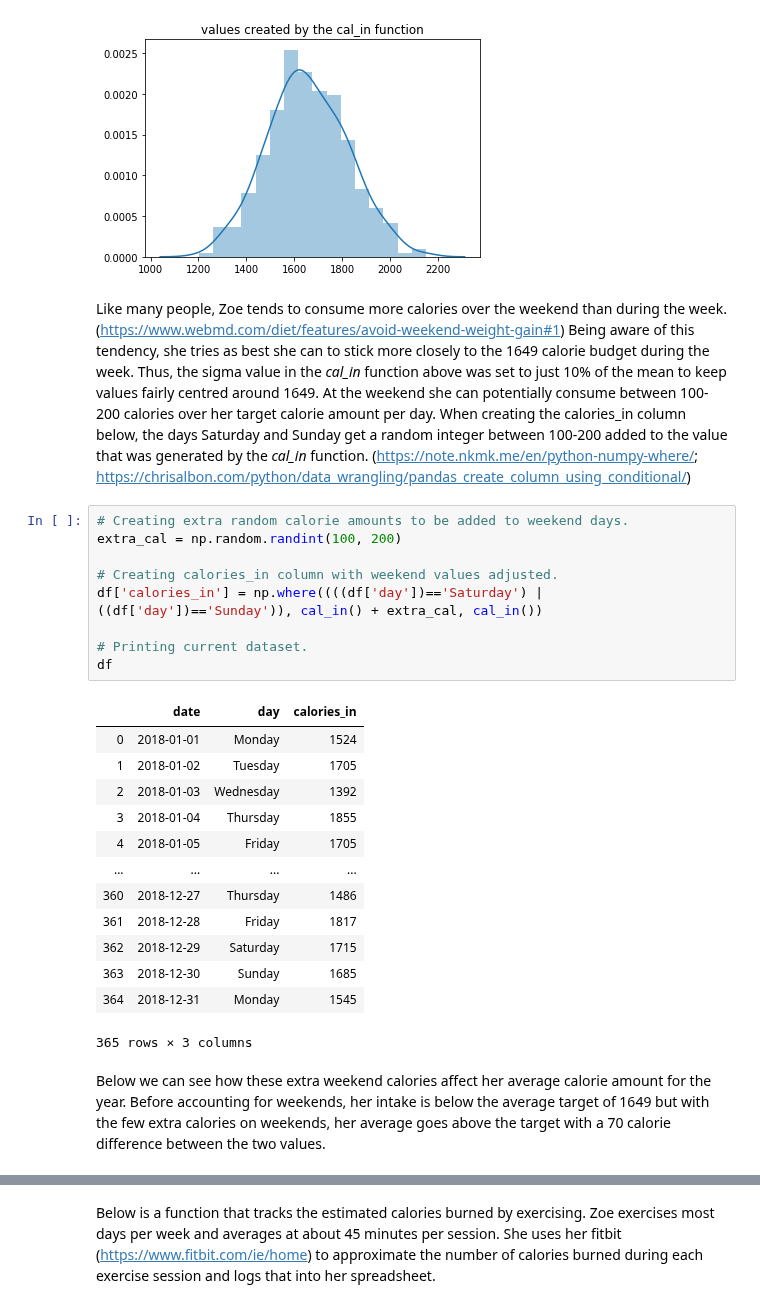
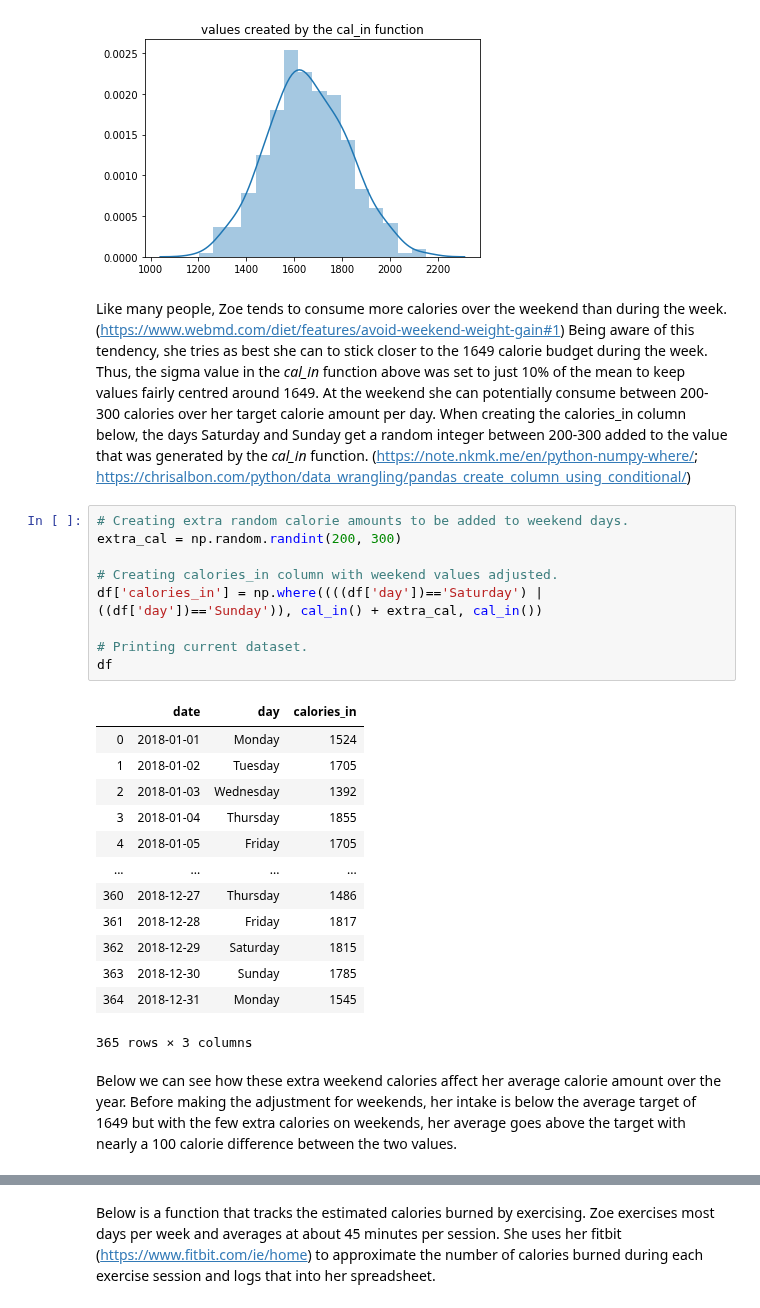
Before and after one commit to jennifer-ryan/data-set-simulation, a Jupyter notebook: Dataset Simulation.ipynb, the cells around one changed output, grey strips where cells are left out. Cells and saved outputs as stored; diff of their text form.

```diff
--- a/Dataset Simulation.ipynb
+++ b/Dataset Simulation.ipynb
@@ -313,30 +310,30 @@ plt.show()
 # %% [output]
 [figure]
 # %% [markdown]
-Like many people,  Zoe tends to consume more calories over the weekend than during the week. (https://www.webmd.com/diet/features/avoid-weekend-weight-gain#1) Being aware of this tendency, she tries as best she can to stick more closely to the 1649 calorie budget during the week. Thus, the sigma value in the *cal_in* function above was set to just 10% of the mean to keep values fairly centred around 1649. At the weekend she can potentially consume between 100-200 calories over her target calorie amount per day. When creating the calories_in column below, the days Saturday and Sunday get a random integer between 100-200 added to the value that was generated by the *cal_in* function. (https://note.nkmk.me/en/python-numpy-where/;  https://chrisalbon.com/python/data_wrangling/pandas_create_column_using_conditional/)
+Like many people,  Zoe tends to consume more calories over the weekend than during the week. (https://www.webmd.com/diet/features/avoid-weekend-weight-gain#1) Being aware of this tendency, she tries as best she can to stick closer to the 1649 calorie budget during the week. Thus, the sigma value in the *cal_in* function above was set to just 10% of the mean to keep values fairly centred around 1649. At the weekend she can potentially consume between 200-300 calories over her target calorie amount per day. When creating the calories_in column below, the days Saturday and Sunday get a random integer between 200-300 added to the value that was generated by the *cal_in* function. (https://note.nkmk.me/en/python-numpy-where/;  https://chrisalbon.com/python/data_wrangling/pandas_create_column_using_conditional/)
 # %%
 # Creating extra random calorie amounts to be added to weekend days.
-extra_cal = np.random.randint(100, 200)
+extra_cal = np.random.randint(200, 300)
 
 # Creating calories_in column with weekend values adjusted.
 df['calories_in'] = np.where((((df['day'])=='Saturday') | ((df['day'])=='Sunday')), cal_in() + extra_cal, cal_in())
 
 # Printing current dataset.
 df
 # %% [output]
 |  | date | day | calories_in |
 | 0 | 2018-01-01 | Monday | 1524 |
 | 1 | 2018-01-02 | Tuesday | 1705 |
 | 2 | 2018-01-03 | Wednesday | 1392 |
 | 3 | 2018-01-04 | Thursday | 1855 |
 | 4 | 2018-01-05 | Friday | 1705 |
 | ... | ... | ... | ... |
 | 360 | 2018-12-27 | Thursday | 1486 |
 | 361 | 2018-12-28 | Friday | 1817 |
-| 362 | 2018-12-29 | Saturday | 1715 |
-| 363 | 2018-12-30 | Sunday | 1685 |
+| 362 | 2018-12-29 | Saturday | 1815 |
+| 363 | 2018-12-30 | Sunday | 1785 |
 | 364 | 2018-12-31 | Monday | 1545 |
 365 rows × 3 columns
 # %% [markdown]
-Below we can see how these extra weekend calories affect her average calorie amount for the year. Before accounting for weekends, her intake is below the average target of 1649 but with the few extra calories on weekends, her average goes above the target with a 70 calorie difference between the two values.
+Below we can see how these extra weekend calories affect her average calorie amount over the year. Before making the adjustment for weekends, her intake is below the average target of 1649 but with the few extra calories on weekends, her average goes above the target with nearly a 100 calorie difference between the two values.
 # %%
```
Also changed, not shown: parts of 30 cells of this notebook.
